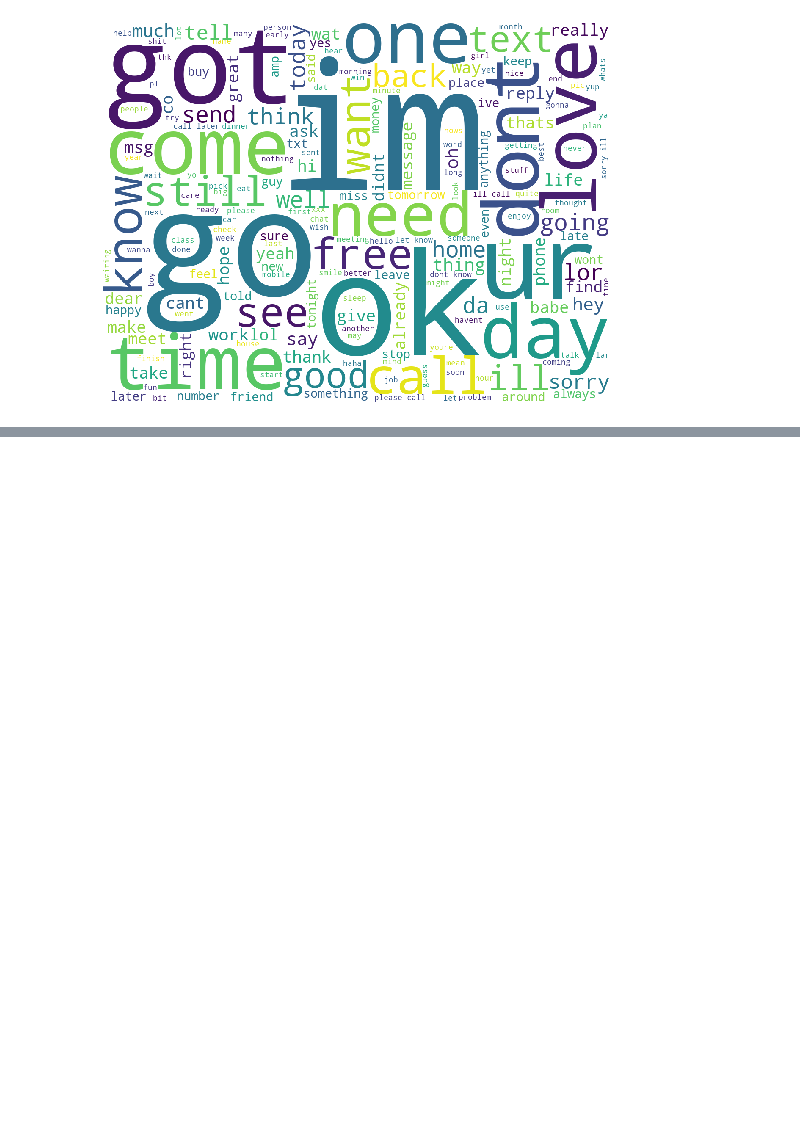
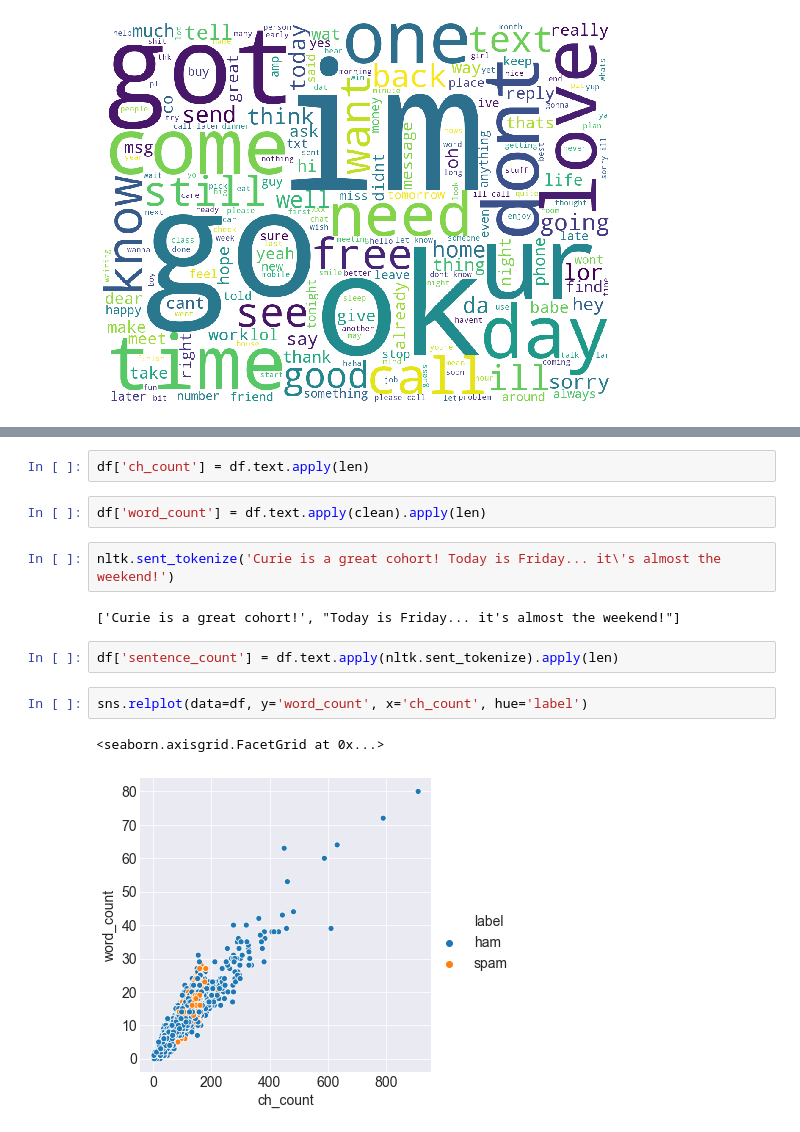
Before and after one commit to CodeupClassroom/curie-natural-language-processing, a Jupyter notebook: explore_lesson.ipynb, the cells around one changed output, grey strips where cells are left out. Saved outputs shown, nothing was run; the diff lists cells and outputs as text; blank space fills up the shorter version.

```diff
--- a/explore_lesson.ipynb
+++ b/explore_lesson.ipynb
@@ -240,0 +249,15 @@ plt.axis('off')
+# %%
+df['ch_count'] = df.text.apply(len)
+# %%
+df['word_count'] = df.text.apply(clean).apply(len)
+# %%
+nltk.sent_tokenize('Curie is a great cohort! Today is Friday... it\'s almost the weekend!')
+# %% [output]
+['Curie is a great cohort!', "Today is Friday... it's almost the weekend!"]
+# %%
+df['sentence_count'] = df.text.apply(nltk.sent_tokenize).apply(len)
+# %%
+sns.relplot(data=df, y='word_count', x='ch_count', hue='label')
+# %% [output]
+<seaborn.axisgrid.FacetGrid at 0x...>
+[figure, added]
```
Also changed, not shown: parts of 15 cells of this notebook.
